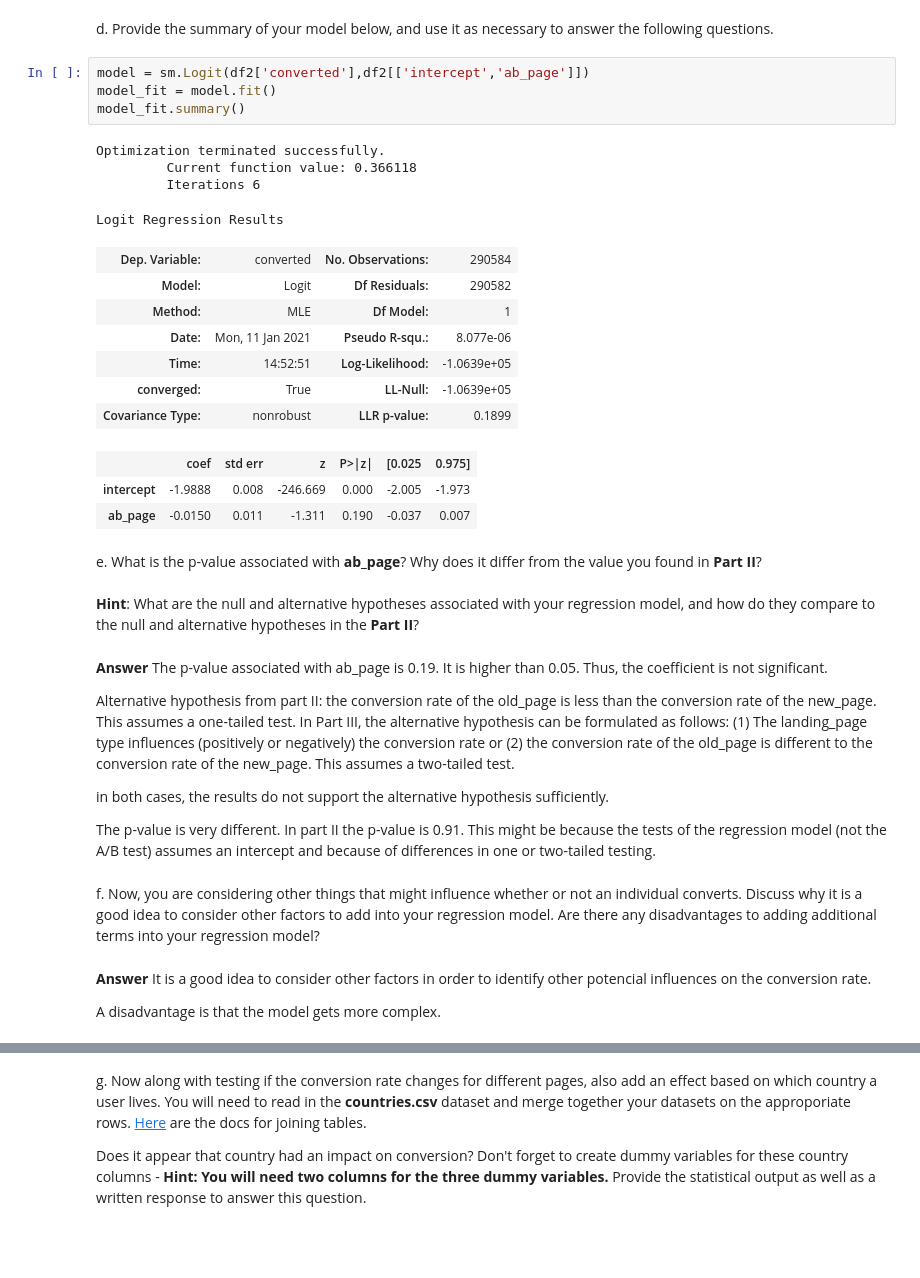
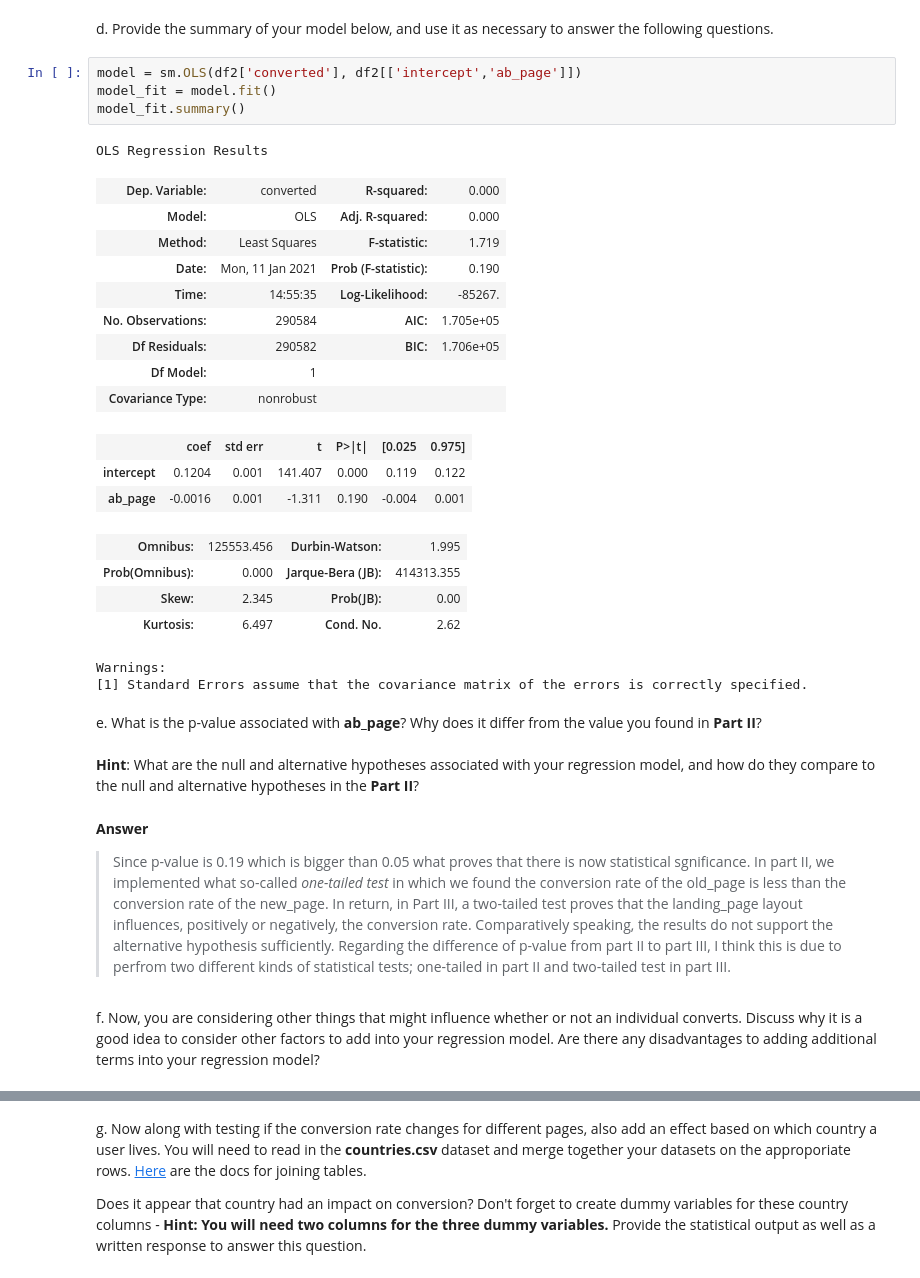
Before and after one commit to MahmoudHousam/Analyze-AB-Test-Results, a Jupyter notebook: Analyze_ab_test_results_notebook.ipynb, the cells around one changed output, grey strips where cells are left out. Drawn from its saved outputs; the diff is of its cells as text; blank space fills up the shorter version.

```diff
--- a/Analyze_ab_test_results_notebook.ipynb
+++ b/Analyze_ab_test_results_notebook.ipynb
@@ -337,39 +337,33 @@ c. Use **statsmodels** to import your regression model.  Instantiate the model,
 # %% [markdown]
 d. Provide the summary of your model below, and use it as necessary to answer the following questions.
 # %%
-model = sm.Logit(df2['converted'],df2[['intercept','ab_page']])
+model = sm.OLS(df2['converted'], df2[['intercept','ab_page']])
 model_fit = model.fit()
 model_fit.summary()
 # %% [output]
-Optimization terminated successfully.
-         Current function value: 0.366118
-         Iterations 6
+OLS Regression Results
-Logit Regression Results
-| Dep. Variable: | converted | No. Observations: | 290584 |
-| Model: | Logit | Df Residuals: | 290582 |
-| Method: | MLE | Df Model: | 1 |
-| Date: | Mon, 11 Jan 2021 | Pseudo R-squ.: | 8.077e-06 |
-| Time: | 14:52:51 | Log-Likelihood: | -1.0639e+05 |
-| converged: | True | LL-Null: | -1.0639e+05 |
-| Covariance Type: | nonrobust | LLR p-value: | 0.1899 |
+| Dep. Variable: | converted | R-squared: | 0.000 |
+| Model: | OLS | Adj. R-squared: | 0.000 |
+| Method: | Least Squares | F-statistic: | 1.719 |
+| Date: | Mon, 11 Jan 2021 | Prob (F-statistic): | 0.190 |
+| Time: | 14:55:35 | Log-Likelihood: | -85267. |
+| No. Observations: | 290584 | AIC: | 1.705e+05 |
+| Df Residuals: | 290582 | BIC: | 1.706e+05 |
+| Df Model: | 1 |  |  |
+| Covariance Type: | nonrobust |  |  |
-|  | coef | std err | z | P>|z| | [0.025 | 0.975] |
-| intercept | -1.9888 | 0.008 | -246.669 | 0.000 | -2.005 | -1.973 |
-| ab_page | -0.0150 | 0.011 | -1.311 | 0.190 | -0.037 | 0.007 |
+|  | coef | std err | t | P>|t| | [0.025 | 0.975] |
+| intercept | 0.1204 | 0.001 | 141.407 | 0.000 | 0.119 | 0.122 |
+| ab_page | -0.0016 | 0.001 | -1.311 | 0.190 | -0.004 | 0.001 |
+| Omnibus: | 125553.456 | Durbin-Watson: | 1.995 |
+| Prob(Omnibus): | 0.000 | Jarque-Bera (JB): | 414313.355 |
+| Skew: | 2.345 | Prob(JB): | 0.00 |
+| Kurtosis: | 6.497 | Cond. No. | 2.62 |
+Warnings:
+[1] Standard Errors assume that the covariance matrix of the errors is correctly specified.
 # %% [markdown]
 e. What is the p-value associated with **ab_page**? Why does it differ from the value you found in **Part II**?<br><br>  **Hint**: What are the null and alternative hypotheses associated with your regression model, and how do they compare to the null and alternative hypotheses in the **Part II**?
-# %% [markdown]
-**Answer**
-The p-value associated with ab_page is 0.19. It is higher than 0.05. Thus, the coefficient is not significant.
-
-Alternative hypothesis from part II: the conversion rate of the old_page is less than the conversion rate of the new_page. This assumes a one-tailed test. In Part III, the alternative hypothesis can be formulated as follows: (1) The landing_page type influences (positively or negatively) the conversion rate or (2) the conversion rate of the old_page is different to the conversion rate of the new_page. This assumes a two-tailed test.
-
-in both cases, the results do not support the alternative hypothesis sufficiently.
-
-The p-value is very different. In part II the p-value is 0.91. This might be because the tests of the regression model (not the A/B test) assumes an intercept and because of differences in one or two-tailed testing.
+# %% [markdown]
+**Answer**
+> Since p-value is 0.19 which is bigger than 0.05 what proves that there is now statistical sgnificance. In part II, we implemented what so-called *one-tailed test* in which we found the conversion rate of the old_page is less than the conversion rate of the new_page. In return, in Part III, a two-tailed test proves that the landing_page layout influences, positively or negatively, the conversion rate. Comparatively speaking, the results do not support the alternative hypothesis sufficiently. Regarding the difference of p-value from part II to part III, I think this is due to perfrom two different kinds of statistical tests; one-tailed in part II and two-tailed test in part III.
 # %% [markdown]
 f. Now, you are considering other things that might influence whether or not an individual converts.  Discuss why it is a good idea to consider other factors to add into your regression model.  Are there any disadvantages to adding additional terms into your regression model?
-# %% [markdown]
-**Answer**
-It is a good idea to consider other factors in order to identify other potencial influences on the conversion rate.
-
-A disadvantage is that the model gets more complex.
```
Also changed, not shown: parts of 6 cells of this notebook.
